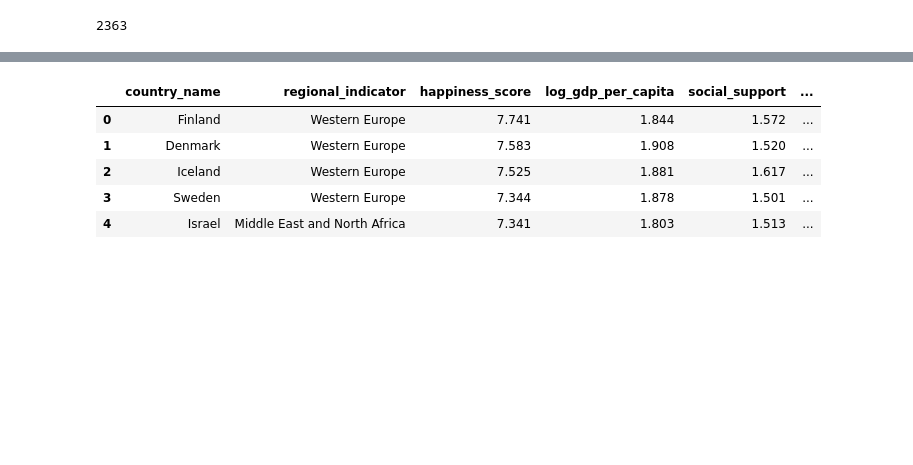
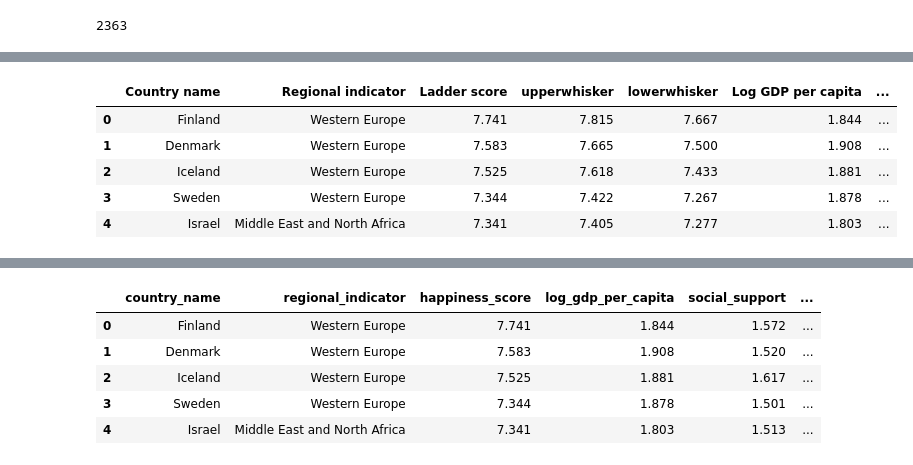
Before and after one commit to ErikBusk/Happiness_v2, a Jupyter notebook: Happniess data analysis.ipynb, the cells around one changed output, grey strips where cells are left out. Cells and saved outputs as stored; diff of their text form; code cells hidden in the pictures; blank space fills up the shorter version.

```diff
--- a/Happniess data analysis.ipynb
+++ b/Happniess data analysis.ipynb
@@ -19,9 +19,11 @@ plt.rcParams['figure.facecolor'] = '#FFE5B4'
 # %%
 # Dataset URL on GitHub
-url = 'https://raw.githubusercontent.com/ErikBusk/Happiness_v2/main/World-happiness-report-updated_2024.csv'
+url1 = 'https://raw.githubusercontent.com/ErikBusk/Happiness_v2/main/World-happiness-report-updated_2024.csv'
+url2 = 'https://raw.githubusercontent.com/ErikBusk/Happiness_v2/main/World-happiness-report-2024.csv'
 
 # Read the dataset into a DataFrame
-df = pd.read_csv(url, encoding='latin-1')
+df = pd.read_csv(url1, encoding='latin-1')
+df24 = pd.read_csv(url2, encoding='latin-1')
 # %% [markdown]
 # Data cleaning
 # %%
@@ -130,0 +102,9 @@ df[numeric_cols] = df[numeric_cols].fillna(df[numeric_cols].mean())
+# %%
+df24.head()
+# %% [output]
+|  | Country name | Regional indicator | Ladder score | upperwhisker | lowerwhisker | Log GDP per capita | ... |
+| 0 | Finland | Western Europe | 7.741 | 7.815 | 7.667 | 1.844 | ... |
+| 1 | Denmark | Western Europe | 7.583 | 7.665 | 7.500 | 1.908 | ... |
+| 2 | Iceland | Western Europe | 7.525 | 7.618 | 7.433 | 1.881 | ... |
+| 3 | Sweden | Western Europe | 7.344 | 7.422 | 7.267 | 1.878 | ... |
+| 4 | Israel | Middle East and North Africa | 7.341 | 7.405 | 7.277 | 1.803 | ... |
```
Also changed, not shown: parts of 30 cells of this notebook.
